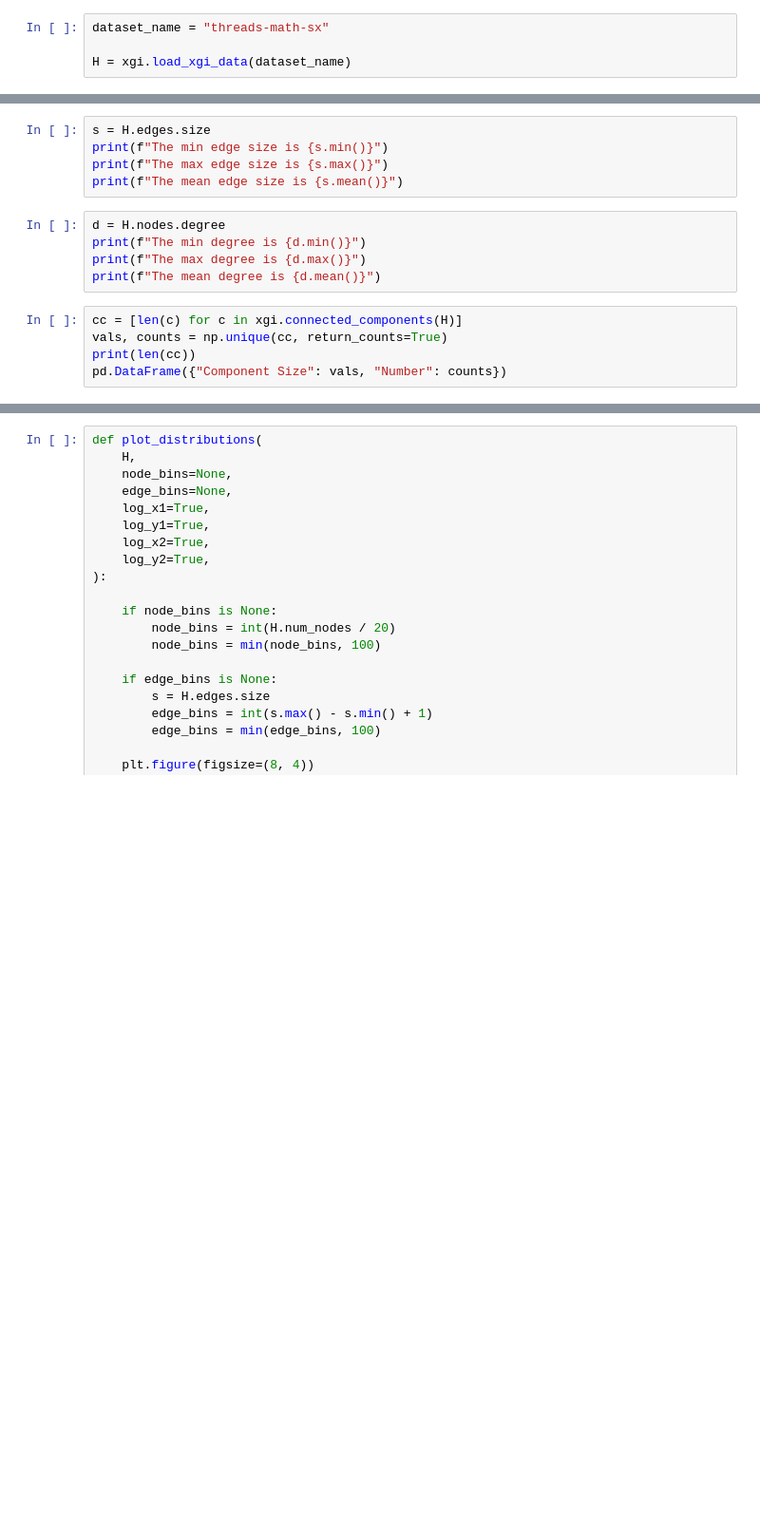
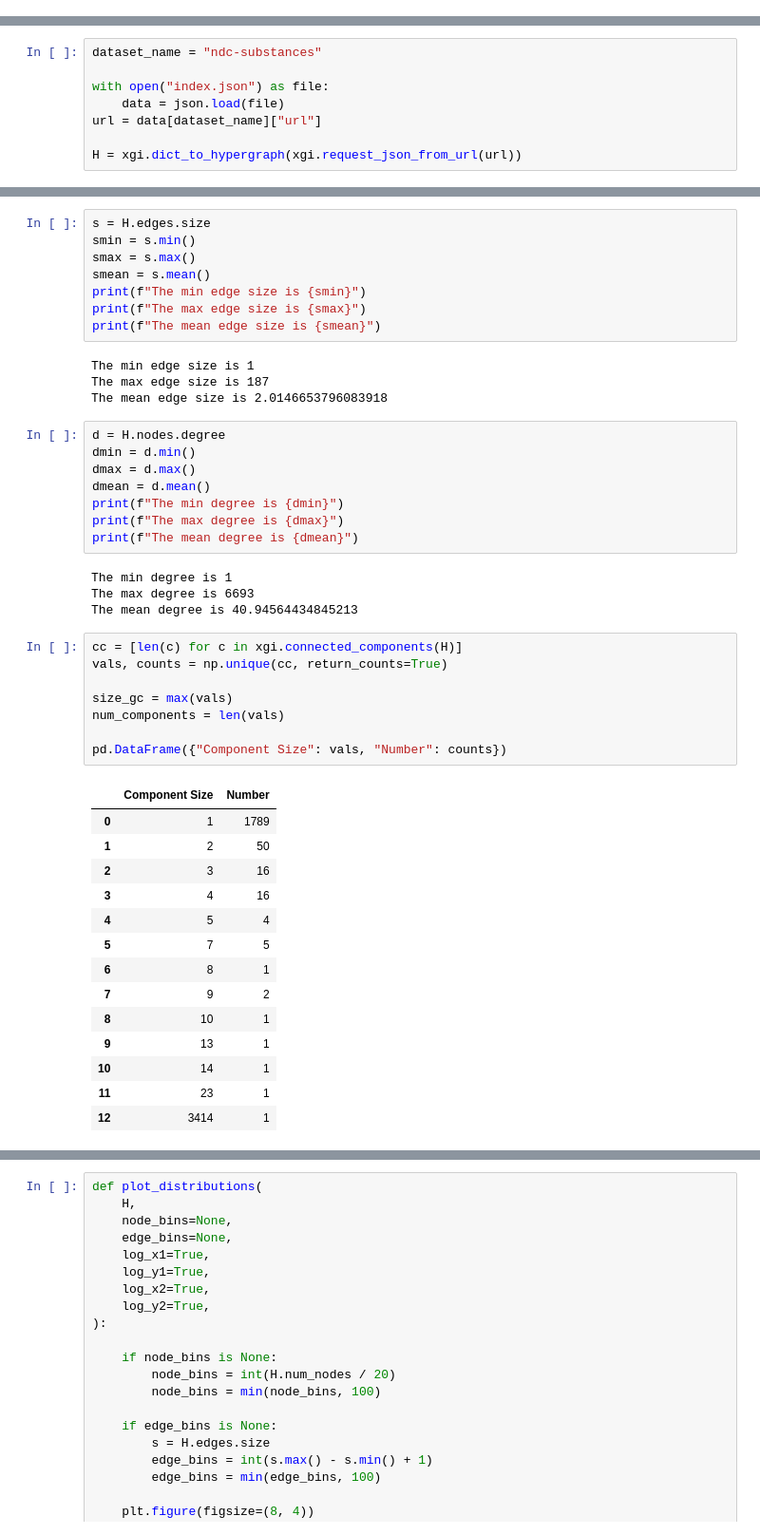
Before and after one commit to xgi-org/xgi-data, a Jupyter notebook: get_stats.ipynb, the cells around one changed output, grey strips where cells are left out. Shown: that part at 95% size. Drawn from its saved outputs; the diff is of its cells as text; blank space fills up the shorter version.

Commit message:
remove size restriction for datasets

```diff
--- a/get_stats.ipynb
+++ b/get_stats.ipynb
@@ -7,4 +8,0 @@ import pandas as pd
-# %%
-dataset_name = "threads-math-sx"
-
-H = xgi.load_xgi_data(dataset_name)
@@ -12,0 +9,8 @@ print(H)
+# %%
+dataset_name = "ndc-substances"
+
+with open("index.json") as file:
+    data = json.load(file)
+url = data[dataset_name]["url"]
+
+H = xgi.dict_to_hypergraph(xgi.request_json_from_url(url))
@@ -17,15 +30,47 @@ print(simpleH)
 # %%
 s = H.edges.size
-print(f"The min edge size is {s.min()}")
-print(f"The max edge size is {s.max()}")
-print(f"The mean edge size is {s.mean()}")
+smin = s.min()
+smax = s.max()
+smean = s.mean()
+print(f"The min edge size is {smin}")
+print(f"The max edge size is {smax}")
+print(f"The mean edge size is {smean}")
+# %% [output]
+The min edge size is 1
+The max edge size is 187
+The mean edge size is 2.0146653796083918
 # %%
 d = H.nodes.degree
-print(f"The min degree is {d.min()}")
-print(f"The max degree is {d.max()}")
-print(f"The mean degree is {d.mean()}")
+dmin = d.min()
+dmax = d.max()
+dmean = d.mean()
+print(f"The min degree is {dmin}")
+print(f"The max degree is {dmax}")
+print(f"The mean degree is {dmean}")
+# %% [output]
+The min degree is 1
+The max degree is 6693
+The mean degree is 40.94564434845213
 # %%
 cc = [len(c) for c in xgi.connected_components(H)]
 vals, counts = np.unique(cc, return_counts=True)
-print(len(cc))
+
+size_gc = max(vals)
+num_components = len(vals)
+
 pd.DataFrame({"Component Size": vals, "Number": counts})
+# %% [output]
+|  | Component Size | Number |
+| 0 | 1 | 1789 |
+| 1 | 2 | 50 |
+| 2 | 3 | 16 |
+| 3 | 4 | 16 |
+| 4 | 5 | 4 |
+| 5 | 7 | 5 |
+| 6 | 8 | 1 |
+| 7 | 9 | 2 |
+| 8 | 10 | 1 |
+| 9 | 13 | 1 |
+| 10 | 14 | 1 |
+| 11 | 23 | 1 |
+| 12 | 3414 | 1 |
```
Also changed, not shown: parts of 6 cells of this notebook, 6 other files.
